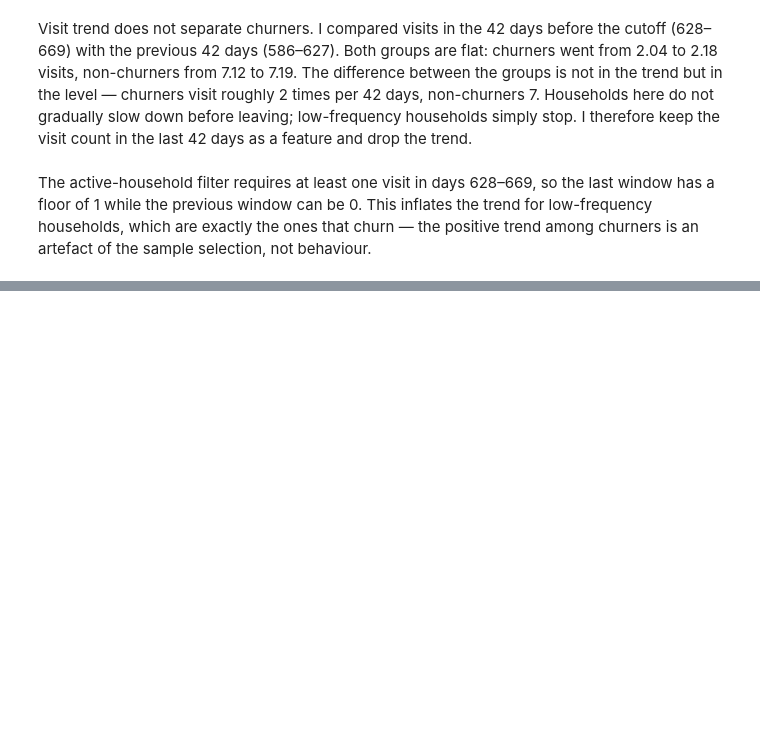
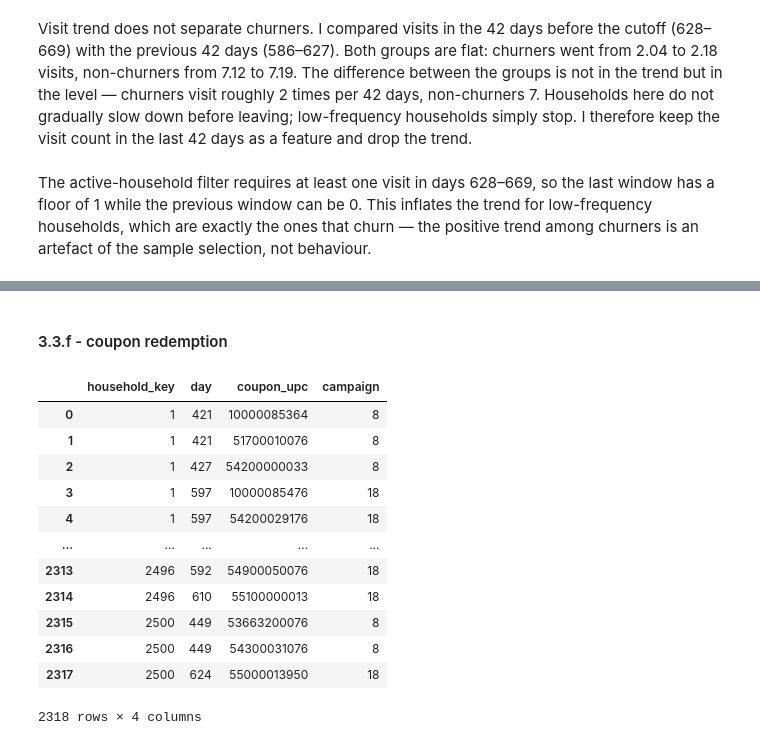
Before and after one commit to enes089r/customer-churn-campaign-analytics, a Jupyter notebook: 03_churn_model.ipynb, the cells around one changed output, grey strips where cells are left out. Cells and saved outputs as stored; diff of their text form; code cells hidden in the pictures; blank space fills up the shorter version.

```diff
--- a/03_churn_model.ipynb
+++ b/03_churn_model.ipynb
@@ -336,0 +611,21 @@ The active-household filter requires at least one visit in days 628–669, so th
+# %% [markdown]
+#### 3.3.f - coupon redemption
+# %%
+coupon_redempt = pd.read_csv(os.path.join(path, "coupon_redempt.csv"))
+coupon_redempt.columns = coupon_redempt.columns.str.lower()
+# %%
+coupon_redempt
+# %% [output]
+|  | household_key | day | coupon_upc | campaign |
+| 0 | 1 | 421 | 10000085364 | 8 |
+| 1 | 1 | 421 | 51700010076 | 8 |
+| 2 | 1 | 427 | 54200000033 | 8 |
+| 3 | 1 | 597 | 10000085476 | 18 |
+| 4 | 1 | 597 | 54200029176 | 18 |
+| ... | ... | ... | ... | ... |
+| 2313 | 2496 | 592 | 54900050076 | 18 |
+| 2314 | 2496 | 610 | 55100000013 | 18 |
+| 2315 | 2500 | 449 | 53663200076 | 8 |
+| 2316 | 2500 | 449 | 54300031076 | 8 |
+| 2317 | 2500 | 624 | 55000013950 | 18 |
+2318 rows × 4 columns
```
Also changed, not shown: parts of 45 cells of this notebook.
